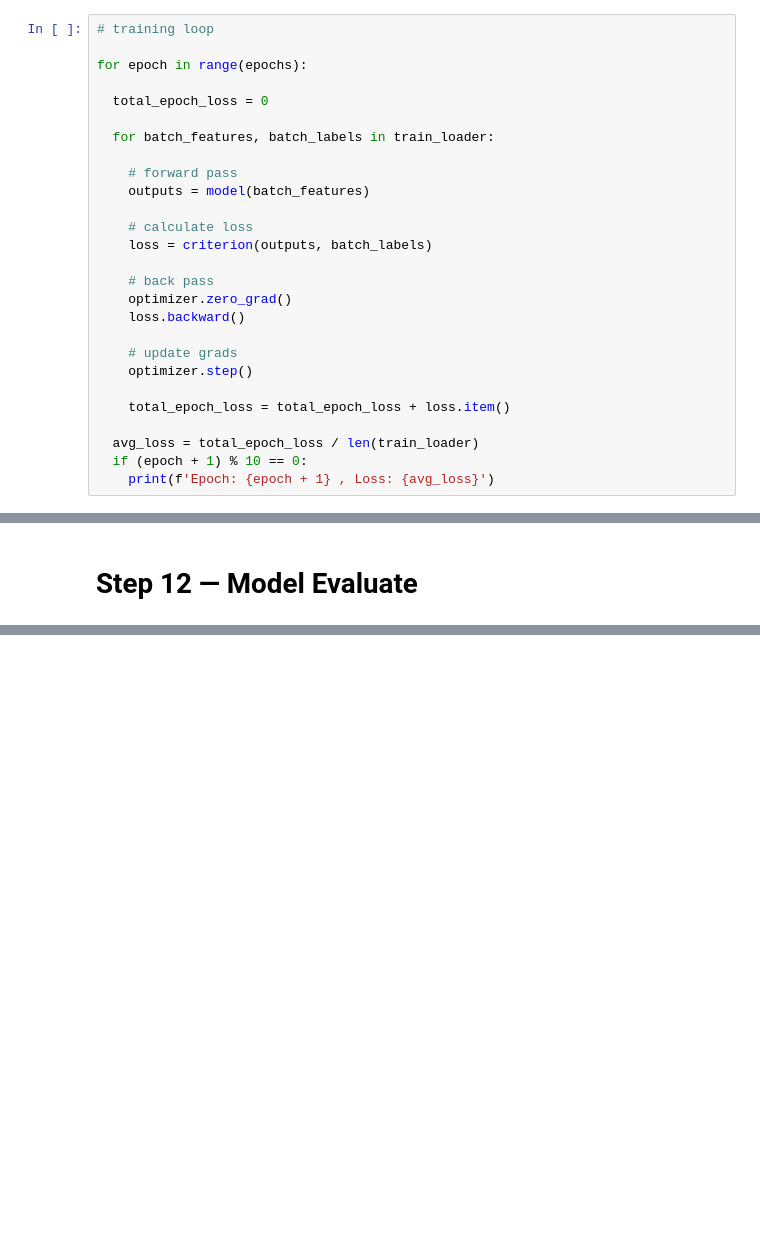
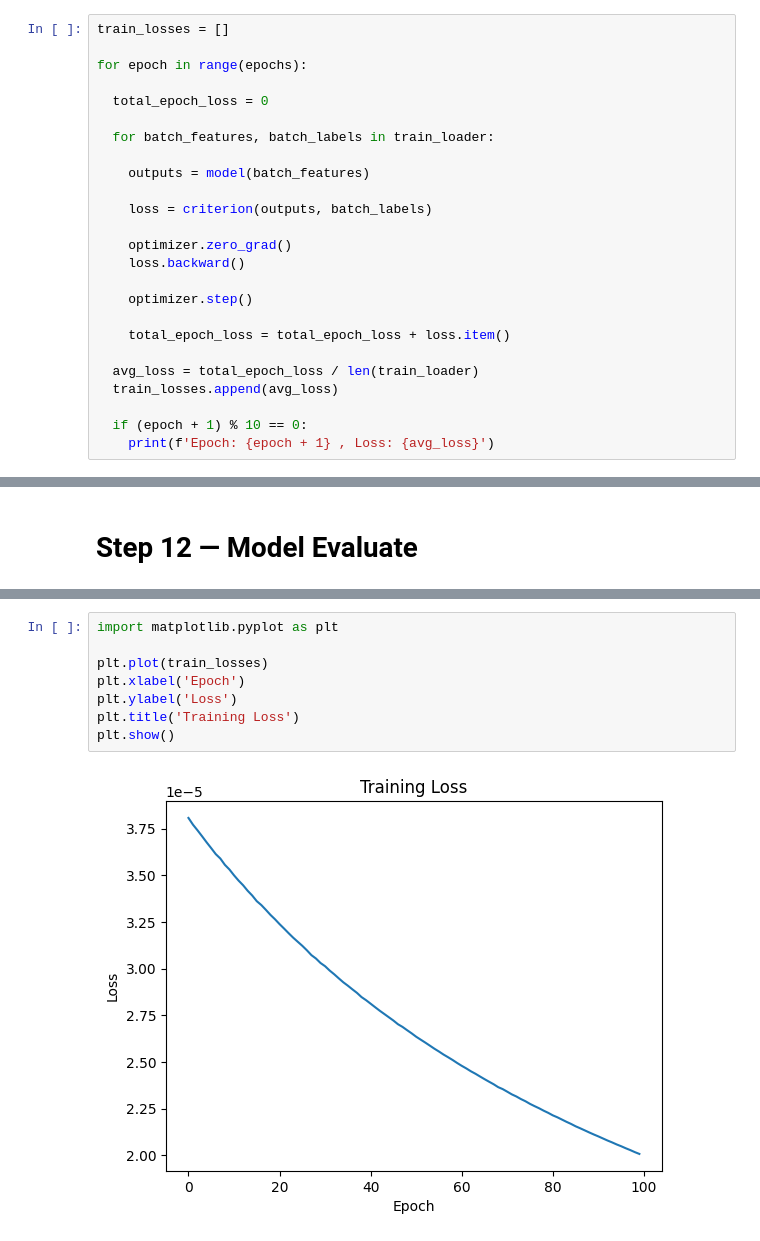
Before and after one commit to DhimanTarafdar/handwritten-digit-classification--MNIST-, a Jupyter notebook: Handwritten_digit_classification_(MNIST).ipynb, the cells around one changed output, grey strips where cells are left out. Saved outputs shown, nothing was run; the diff lists cells and outputs as text; blank space fills up the shorter version.

```diff
--- a/Handwritten_digit_classification_(MNIST).ipynb
+++ b/Handwritten_digit_classification_(MNIST).ipynb
@@ -115,7 +115,7 @@ optimizer = optim.SGD(model.parameters(), lr=learning_rate)
 # %% [markdown]
 # **Step 10 — Training Loop**
 # %%
-# training loop
+train_losses = []
 
 for epoch in range(epochs):
 
@@ -123,22 +123,20 @@ for epoch in range(epochs):
 
   for batch_features, batch_labels in train_loader:
 
-    # forward pass
     outputs = model(batch_features)
 
-    # calculate loss
     loss = criterion(outputs, batch_labels)
 
-    # back pass
     optimizer.zero_grad()
     loss.backward()
 
-    # update grads
     optimizer.step()
 
     total_epoch_loss = total_epoch_loss + loss.item()
 
   avg_loss = total_epoch_loss / len(train_loader)
+  train_losses.append(avg_loss)
+
   if (epoch + 1) % 10 == 0:
     print(f'Epoch: {epoch + 1} , Loss: {avg_loss}')
 # %% [output]
@@ -181,0 +208,10 @@ print(correct / total)
+# %%
+import matplotlib.pyplot as plt
+
+plt.plot(train_losses)
+plt.xlabel('Epoch')
+plt.ylabel('Loss')
+plt.title('Training Loss')
+plt.show()
+# %% [output]
+[figure, added]
```
Also changed, not shown: parts of 5 cells of this notebook.
